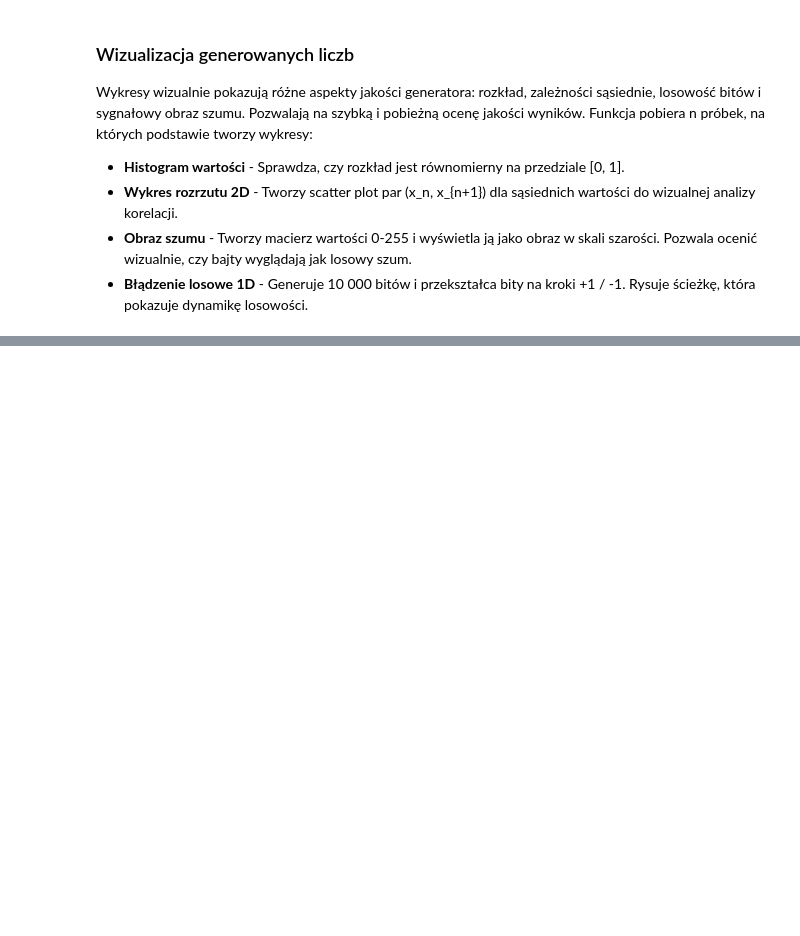
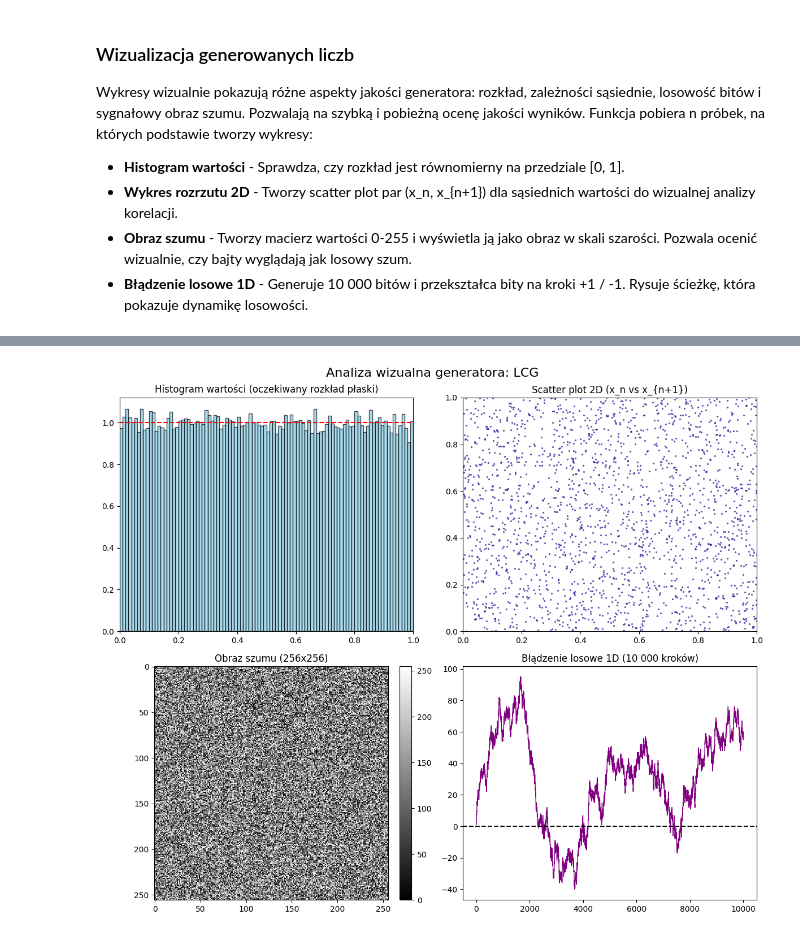
Before and after one commit to lsok02/IPOWBDB, a Jupyter notebook: noteboooks/P11.ipynb, the cells around one changed output, grey strips where cells are left out. Saved outputs shown, nothing was run; the diff lists cells and outputs as text; code cells hidden in the pictures; blank space fills up the shorter version.

```diff
--- a/noteboooks/P11.ipynb
+++ b/noteboooks/P11.ipynb
@@ -95,0 +339,5 @@ Wykresy wizualnie pokazują różne aspekty jakości generatora: rozkład, zale
+# %%
+generator = LCGGenerator(seed=0)
+run_visual_tests(generator)
+# %% [output]
+[figure, added]
```
Also changed, not shown: parts of 14 cells of this notebook, 3 other files.
